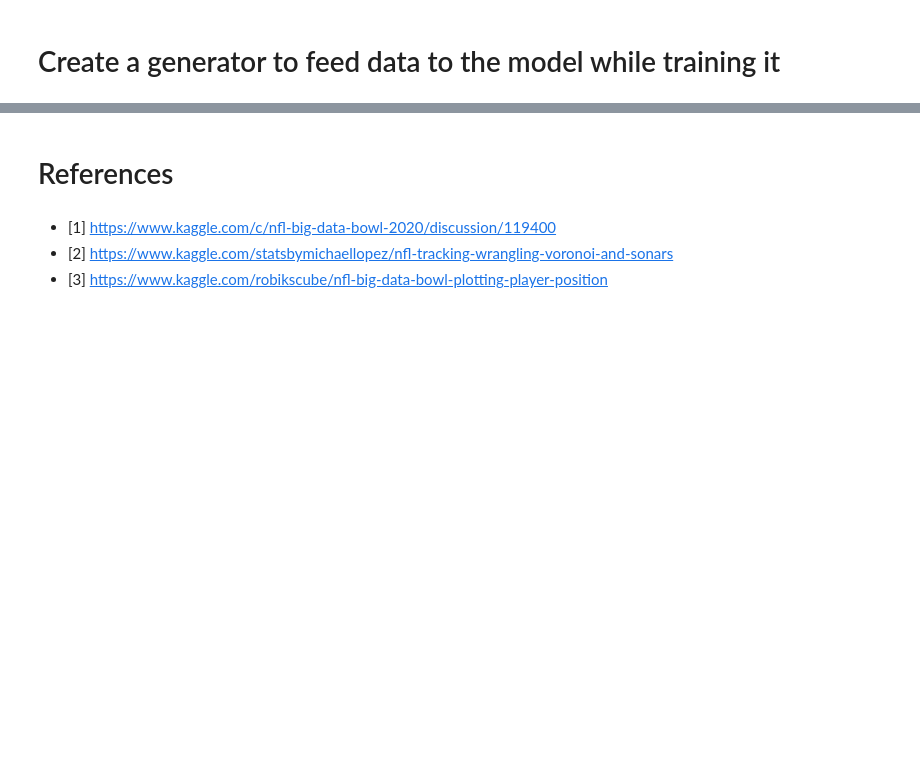
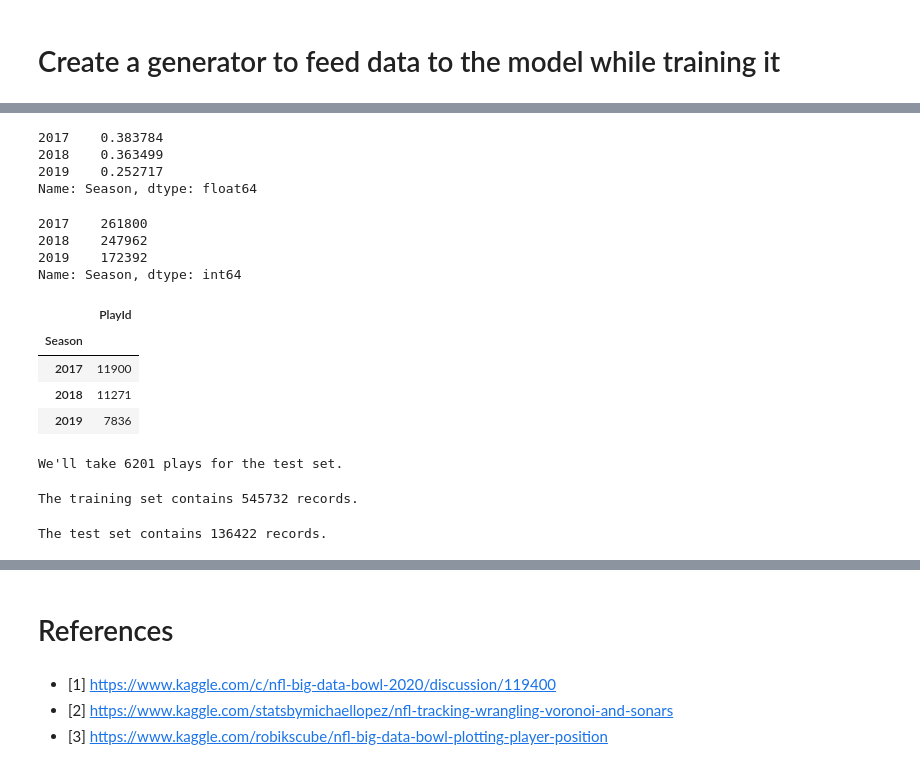
Before and after one commit to BechirSellami/nfl_big_data_bowl_2020, a Jupyter notebook: Kaggle_NFL_big_data_bowl_2020.ipynb, the cells around one changed output, grey strips where cells are left out. Cells and saved outputs as stored; diff of their text form; code cells hidden in the pictures; blank space fills up the shorter version.

```diff
--- a/Kaggle_NFL_big_data_bowl_2020.ipynb
+++ b/Kaggle_NFL_big_data_bowl_2020.ipynb
@@ -53,7 +61,7 @@ pd.set_option('max_columns', 100)
 # %% [markdown]
 # Load the data
 # %%
-train = pd.read_csv('../input/train.csv', low_memory=False)
+train = pd.read_csv('/content/gdrive/MyDrive/nfl_big_data_bowl_2020/train.csv', low_memory=False)
 # %%
 # Let's take a look at the data for a specific PlayId with the main columns of interest
 # %%
@@ -838,0 +835,18 @@ array([3])
+# %%
+# Select a subset of columns that we're going to use to train the model
+cols = ['PlayId', 'Team', 'X', 'Y', 'S', 'DirRadians',  'NflId', 'NflIdRusher',  'Yards', 'IsRusher', 'PlayDirection', 'IsOnOffense', 'Season']
+data = train[cols]
+# %%
+data['Season'].value_counts(normalize=True)
+# %% [output]
+2017    0.383784
+2018    0.363499
+2019    0.252717
+Name: Season, dtype: float64
+# %%
+data['Season'].value_counts(normalize=False)
+# %% [output]
+2017    261800
+2018    247962
+2019    172392
+Name: Season, dtype: int64
@@ -838,0 +855,15 @@ array([3])
+# %%
+play_indices = data[['PlayId', 'Season']].drop_duplicates(subset='PlayId')
+# %%
+play_indices.groupby('Season').count()
+# %% [output]
+|  | PlayId |
+| Season |  |
+| 2017 | 11900 |
+| 2018 | 11271 |
+| 2019 | 7836 |
+# %%
+nbr_test_records = int(play_indices.shape[0]*0.20)
+print(f"We'll take {nbr_test_records} plays for the test set.")
+# %% [output]
+We'll take 6201 plays for the test set.
@@ -838,0 +876,8 @@ array([3])
+# %%
+print(f"The training set contains {train_set.shape[0]} records.")
+# %% [output]
+The training set contains 545732 records.
+# %%
+print(f"The test set contains {test_set.shape[0]} records.")
+# %% [output]
+The test set contains 136422 records.
```
Also changed, not shown: parts of 42 cells of this notebook.
